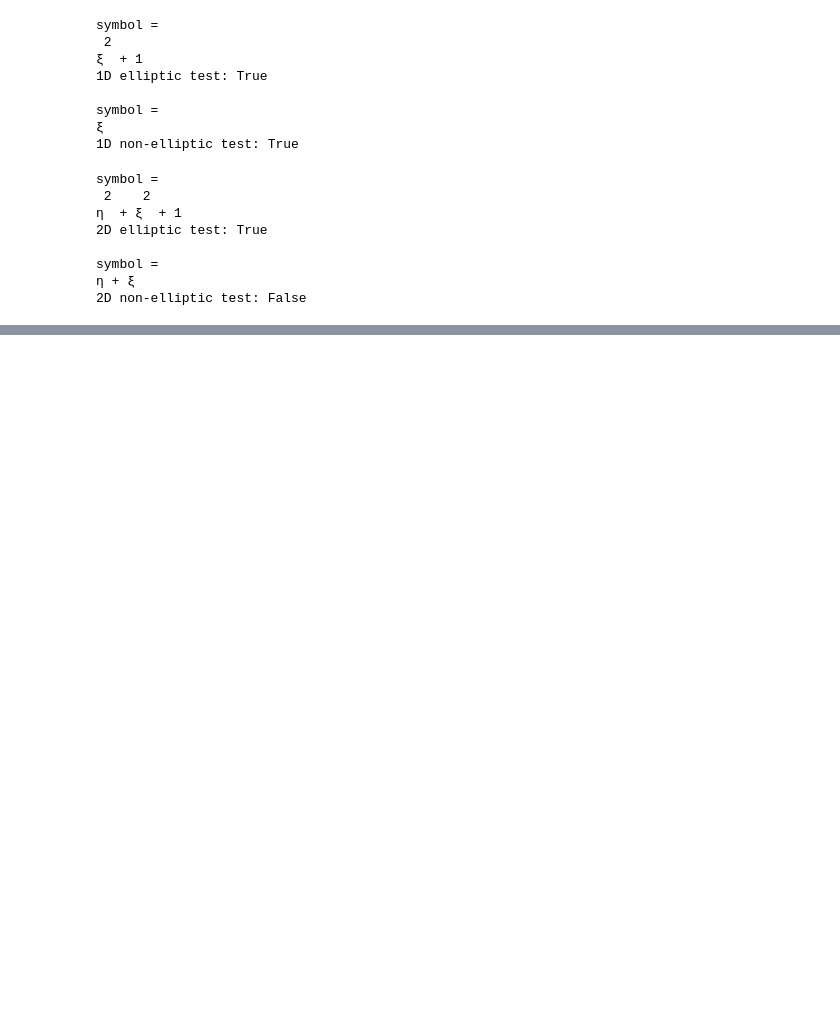
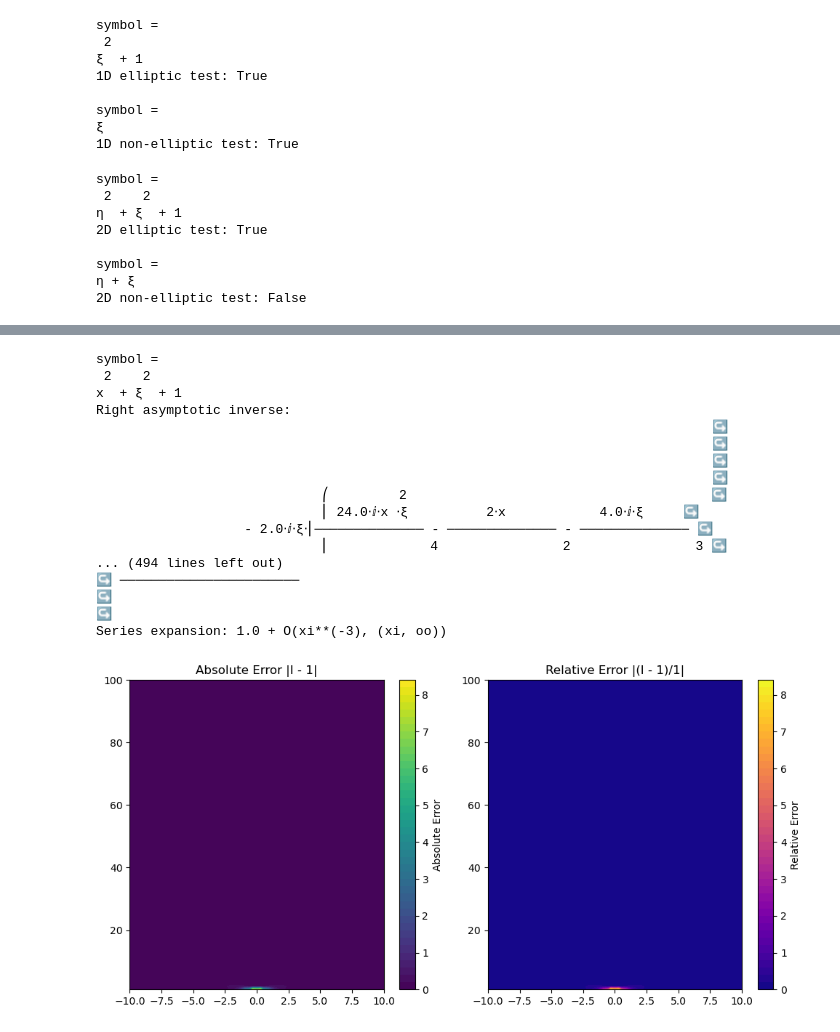
Before and after one commit to phbillet/pdesolver, a Jupyter notebook: PDESolver_psiOp_tester.ipynb, the cells around one changed output, grey strips where cells are left out. Cells and saved outputs as stored; diff of their text form; code cells hidden in the pictures; blank space fills up the shorter version.

```diff
--- a/PDESolver_psiOp_tester.ipynb
+++ b/PDESolver_psiOp_tester.ipynb
@@ -167,0 +260,80 @@ symbol =
+# %%
+order = 2
+# Define symbolic variables
+x, xi = symbols('x xi', real=True)
+u = Function('u')(x)
+
+# Define the pseudo-differential symbol p(x, xi)
+p_symbol = xi**2 + x**2 + 1
+
+# Create the pseudo-differential operator
+p = PseudoDifferentialOperator(expr=p_symbol, vars_x=[x], mode='symbol')
+
+# Compute the left asymptotic inverse of the operator
+right_inv = p.right_inverse_asymptotic(order=order)
+print("Right asymptotic inverse:")
+pprint(right_inv)
+
+# Create a new operator from the left inverse
+p_right_inv = PseudoDifferentialOperator(expr=right_inv, vars_x=[x], mode='symbol')
+
+# Verify the composition rule: L ∘ P ≈ I (identity operator)
+composition = p.compose_asymptotic(p_right_inv, order=order)
+print("Composition rule (P ∘ R ):")
+pprint(composition)
+
+# Simplify the result to check if it approximates the identity operator
+identity_approximation = simplify(composition)
+print("Simplified composition (should approximate 1):")
+pprint(identity_approximation)
+
+# Development around xi -> infinity
+series_expansion = series(identity_approximation, xi, oo, n=3)
+print("Series expansion:", series_expansion)
+
+# Convert to numerical function
+identity_func = lambdify((x, xi), identity_approximation, 'numpy')
+
+# Grid of points
+x_vals = np.linspace(-10, 10, 100)
+xi_vals = np.linspace(1, 100, 100)  # Positive frequencies
+X, XI = np.meshgrid(x_vals, xi_vals, indexing='ij')
+
+# Numerical evaluation
+identity_vals = identity_func(X, XI)
+
+absolute_error = np.abs(identity_vals - 1)
+relative_error = np.abs((identity_vals - 1) / 1)
+
+plt.figure(figsize=(10, 5))
+plt.subplot(1, 2, 1)
+plt.contourf(X, XI, absolute_error, levels=50, cmap='viridis')
+plt.colorbar(label='Absolute Error')
+plt.title('Absolute Error |I - 1|')
+
+plt.subplot(1, 2, 2)
+plt.contourf(X, XI, relative_error, levels=50, cmap='plasma')
+plt.colorbar(label='Relative Error')
+plt.title('Relative Error |(I - 1)/1|')
+
+plt.tight_layout()
+plt.show()
+# %% [output]
+symbol =
+ 2    2
+x  + ξ  + 1
+Right asymptotic inverse:
+                                                                               ↪
+                                                                               ↪
+                                                                               ↪
+                                                                               ↪
+                             ⎛         2                                       ↪
+                             ⎜ 24.0⋅ⅈ⋅x ⋅ξ          2⋅x            4.0⋅ⅈ⋅ξ     ↪
+                   - 2.0⋅ⅈ⋅ξ⋅⎜────────────── - ────────────── - ────────────── ↪
+                             ⎜             4                2                3 ↪
+... (494 lines left out)
+↪ ───────────────────────
+↪
+↪
+Series expansion: 1.0 + O(xi**(-3), (xi, oo))
+[figure, added]
```
Also changed, not shown: parts of 14 cells of this notebook, 4 other files.
